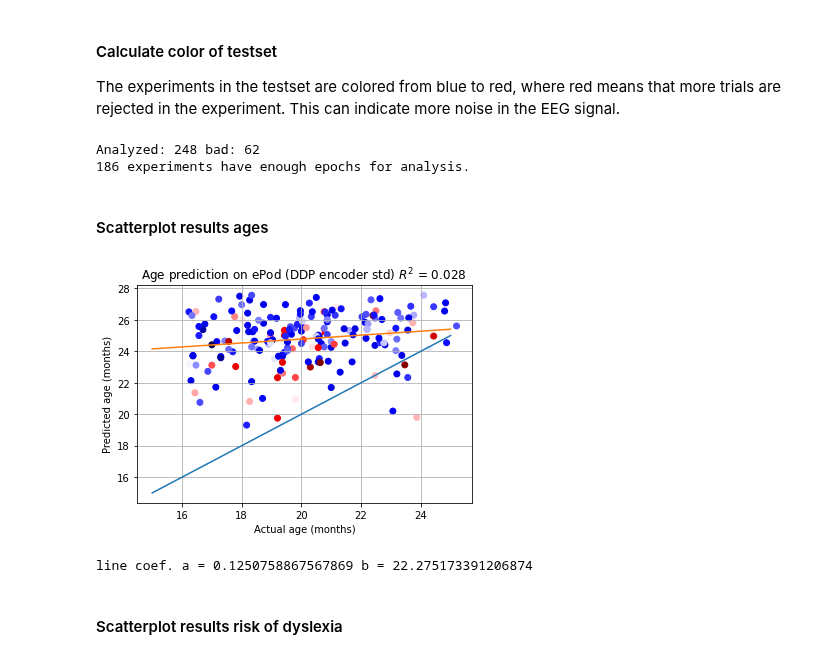
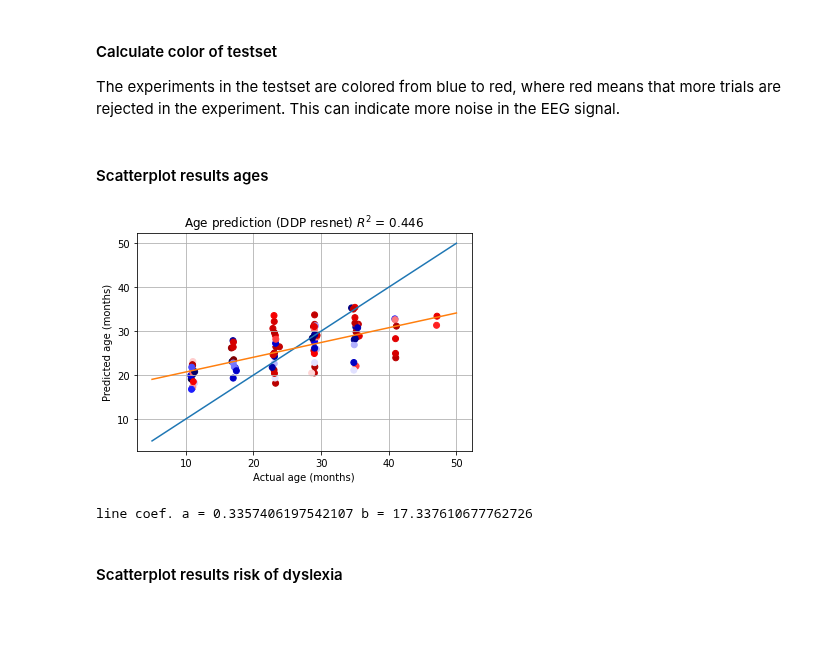
Before and after one commit to eegyolk-ai/eegyolk, a Jupyter notebook: floris_thesis_code/model_analysis.ipynb, the cells around one changed output. Saved outputs shown, nothing was run; the diff lists cells and outputs as text; code cells hidden in the pictures; blank space fills up the shorter version.

```diff
--- a/floris_thesis_code/model_analysis.ipynb
+++ b/floris_thesis_code/model_analysis.ipynb
@@ -169,14 +166,14 @@ else:
         if dataset_name_w.value == "ddp":
             test_sequence = DDPSequence([experiment], labels, local_paths.DDP_epochs,
                                         batch_size=1, n_instances_per_experiment=n_passthroughs,
-                                        n_trials_averaged=30, standardise=True)
+                                        n_trials_averaged=30, standardise=False)
 
         elif dataset_name_w.value  == "epodium":
             if  "ddp" in model_name_w.value:
                 epochs_directory = os.path.join(local_paths.ePod, "epochs_fif_500Hz_26ch")
                 test_sequence = EpodiumSequence([experiment], labels, epochs_directory,
                                                 batch_size=n_passthroughs, label='age',
-                                                n_trials_averaged=30, standardise=True)
+                                                n_trials_averaged=30, standardise=False)
             else:
                 test_sequence = EpodiumSequence([experiment], labels, local_paths.ePod_epochs_ddp_dims,
                                                 batch_size=n_passthroughs, label='age',
@@ -265,9 +262,6 @@ if dataset_name_w.value == 'ddp':
         n_standards = np.count_nonzero(events[:,2] == 1)
         list_n_standards.append(n_standards)
     color = 1 - (np.array(list_n_standards) - min(list_n_standards)) / (max(list_n_standards) - min(list_n_standards))
-# %% [output]
-Analyzed: 248 bad: 62
-186 experiments have enough epochs for analysis.
 # %% [markdown]
 #### Scatterplot results ages
 # %%
@@ -285,36 +279,36 @@ correction_avg = (a-1) * np.average(ages_real) + b
 ages_predicted = np.array(results)[:,1]/30
 
 corr_coef = round(np.corrcoef(ages_real, ages_predicted)[0, 1], 3)
 r2 = round(corr_coef**2,3)
 
 display_helper.show_plot(ages_real,
                          ages_predicted,
-                         f"Age prediction on ePod (DDP {model_info[1]} std) $R^2$ = {r2} ",
+                         f"Age prediction (DDP {model_info[1]}) $R^2$ = {r2} ",
                          "Actual age (months)",
                          "Predicted age (months)",
                          scatter=True,
                          scatter_color=color,
                          show=False)
                          #xlim = [5,46],
                          #ylim = [5,46])
 plt.grid()
 
 if dataset_name_w.value == "ddp":
     x, y = 5, 50
 elif dataset_name_w.value  == "epodium":
     x, y = 15, 25
 
 # Line where predicted=actual:
 plt.plot([x, y], [x, y])
 
 a, b = np.polyfit(ages_real, ages_predicted, 1)
 plt.plot([x, y], [a*x+b, a*y+b])
 plt.show()
 
 print(f"\nline coef. a = {a} b = {b}")
 # %% [output]
-[figure, old version]
+[figure, new version]
-line coef. a = 0.1250758867567869 b = 22.275173391206874
+line coef. a = 0.3357406197542107 b = 17.337610677762726
 # %% [markdown]
 #### Scatterplot results risk of dyslexia
 # %%
```
Also changed, not shown: parts of 2 cells of this notebook, 13 other files.
